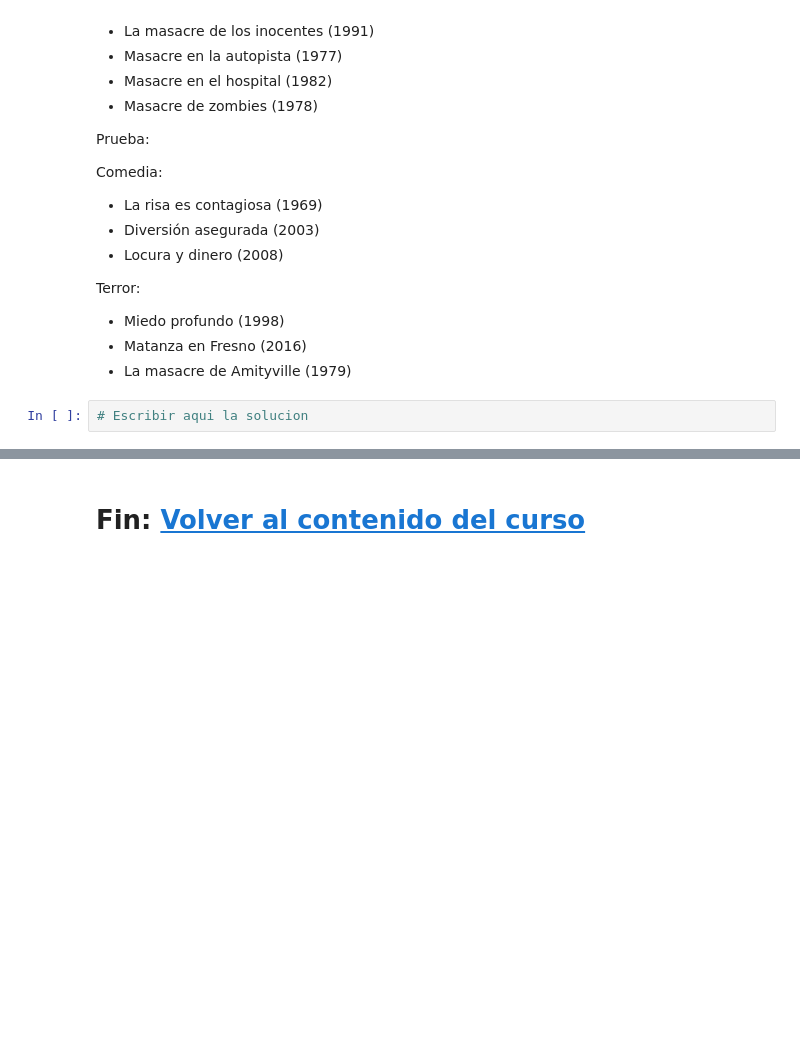
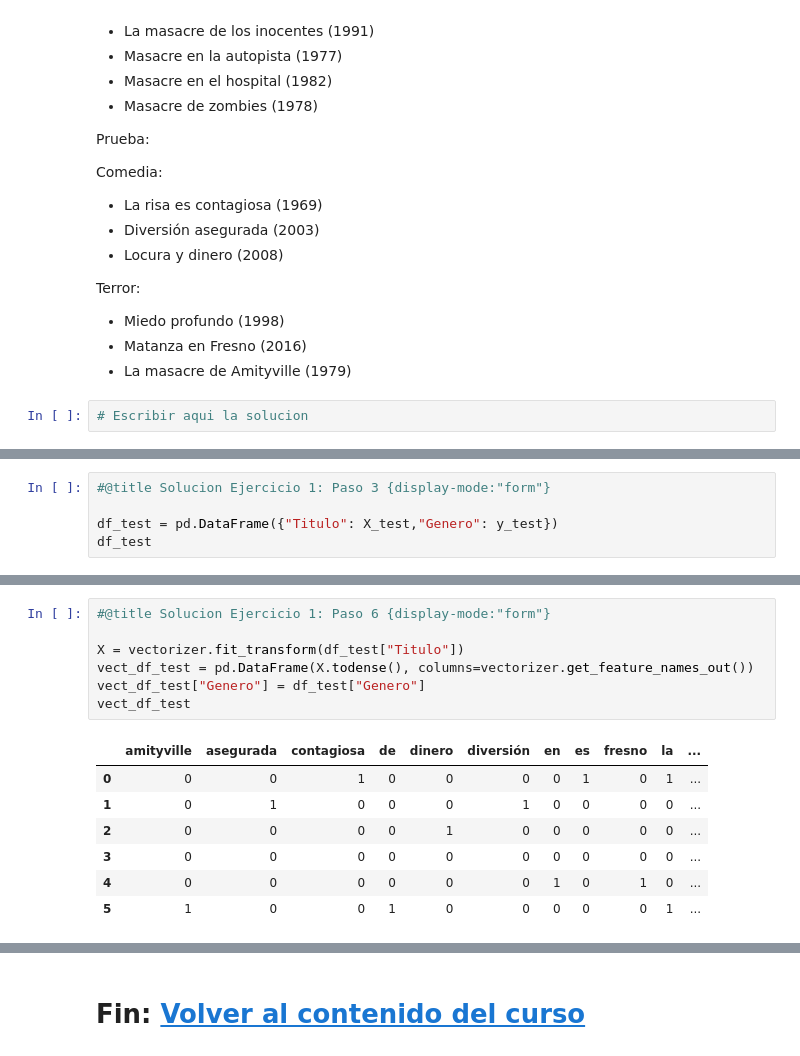
Before and after one commit to amiune/freecodingtour, a Jupyter notebook: cursos/espanol/deeplearning/2_texto_a_vectores.ipynb, the cells around one changed output, grey strips where cells are left out. Drawn from its saved outputs; the diff is of its cells as text; blank space fills up the shorter version.

```diff
--- a/cursos/espanol/deeplearning/2_texto_a_vectores.ipynb
+++ b/cursos/espanol/deeplearning/2_texto_a_vectores.ipynb
@@ -117,0 +221,5 @@ Terror:
+# %%
+#@title Solucion Ejercicio 1: Paso 3 {display-mode:"form"}
+
+df_test = pd.DataFrame({"Titulo": X_test,"Genero": y_test})
+df_test
@@ -117,0 +273,15 @@ Terror:
+# %%
+#@title Solucion Ejercicio 1: Paso 6 {display-mode:"form"}
+
+X = vectorizer.fit_transform(df_test["Titulo"])
+vect_df_test = pd.DataFrame(X.todense(), columns=vectorizer.get_feature_names_out())
+vect_df_test["Genero"] = df_test["Genero"]
+vect_df_test
+# %% [output]
+|  | amityville | asegurada | contagiosa | de | dinero | diversión | en | es | fresno | la | ... |
+| 0 | 0 | 0 | 1 | 0 | 0 | 0 | 0 | 1 | 0 | 1 | ... |
+| 1 | 0 | 1 | 0 | 0 | 0 | 1 | 0 | 0 | 0 | 0 | ... |
+| 2 | 0 | 0 | 0 | 0 | 1 | 0 | 0 | 0 | 0 | 0 | ... |
+| 3 | 0 | 0 | 0 | 0 | 0 | 0 | 0 | 0 | 0 | 0 | ... |
+| 4 | 0 | 0 | 0 | 0 | 0 | 0 | 1 | 0 | 1 | 0 | ... |
+| 5 | 1 | 0 | 0 | 1 | 0 | 0 | 0 | 0 | 0 | 1 | ... |
```
Also changed, not shown: parts of 6 cells of this notebook, 1 other file.
